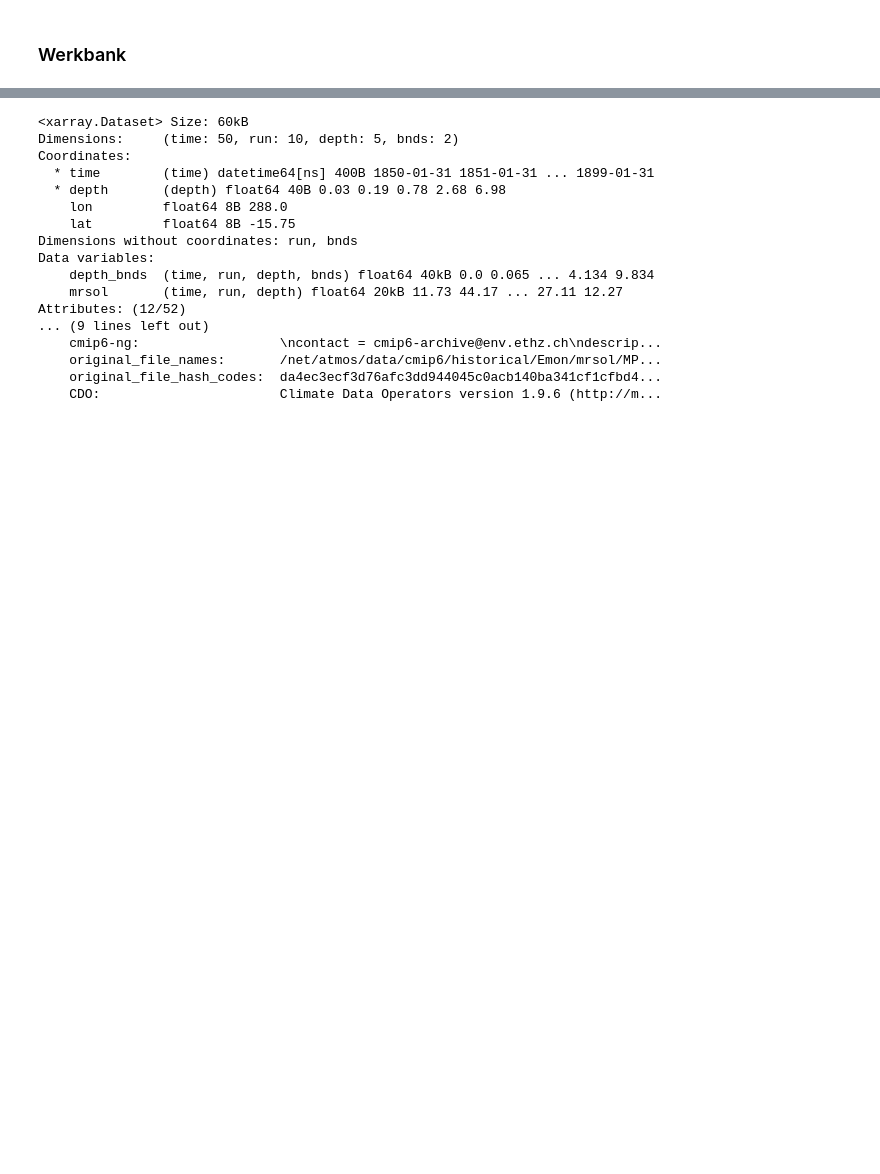
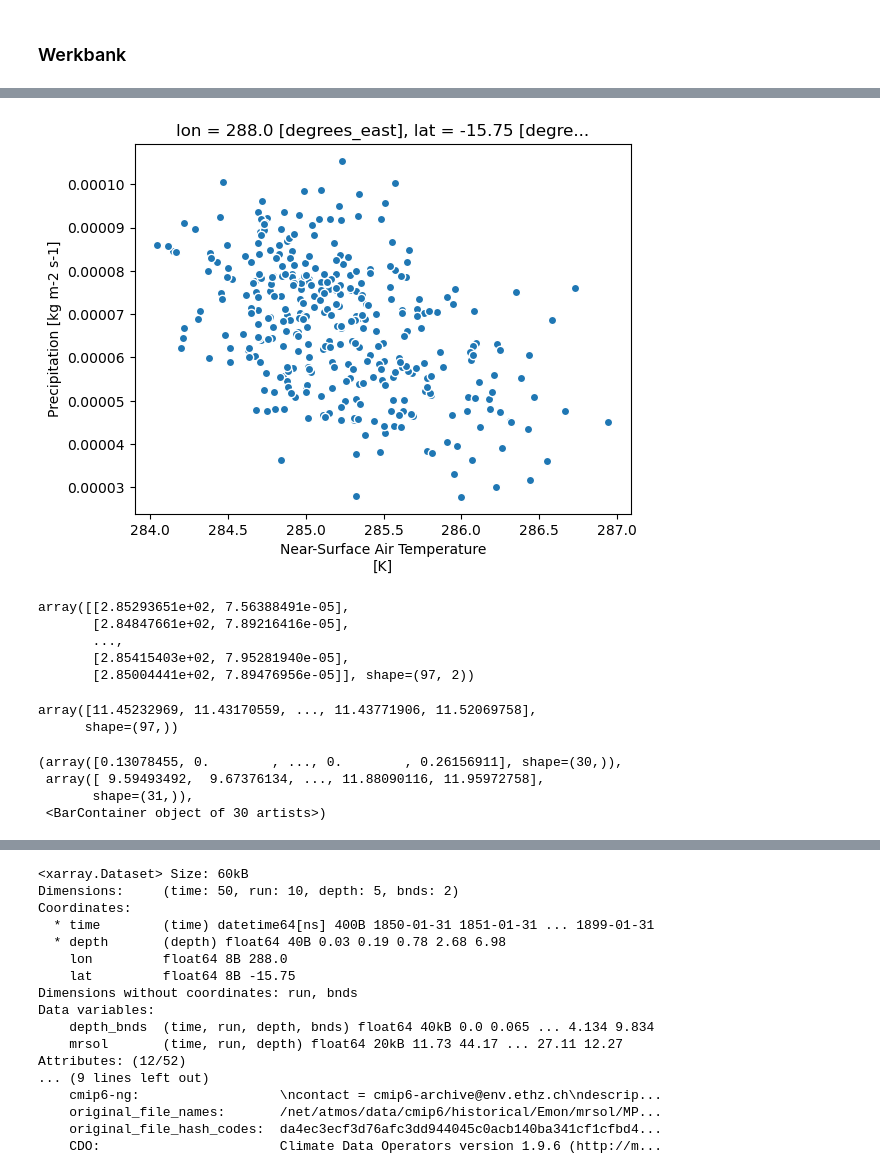
Before and after one commit to pjunghans1234/bachelorarbeit, a Jupyter notebook: Play_forest_regressor.ipynb, the cells around one changed output, grey strips where cells are left out. Drawn from its saved outputs; the diff is of its cells as text; code cells hidden in the pictures; blank space fills up the shorter version.

```diff
--- a/Play_forest_regressor.ipynb
+++ b/Play_forest_regressor.ipynb
@@ -49,0 +155,29 @@ importlib.reload(Play.distribution_analise)
+# %%
+watcha_watcha_tas = Play.shape_data.make_concat_set(start_idx=3)
+watcha_watcha_pr = Play.shape_data.make_concat_set(start_idx=3,var="pr")
+watcha_watcha_mrsol = Play.shape_data.make_concat_set(start_idx=3,var = "mrsol")
+# %%
+data_tree = xr.DataTree()
+
+watcha_watcha_mrsol = Play.shape_data.prune_group_ds_timespan(watcha_watcha_mrsol, Month_idx = 1)
+watcha_watcha_mrsol = watcha_watcha_mrsol.isel(lat = 16, lon = 32)
+
+watcha_watcha_mrsol = watcha_watcha_mrsol.drop_vars(["height", "time_bnds", "file_qf","depth_bnds"], errors="ignore")
+watcha_watcha_mrsol= watcha_watcha_mrsol.isel(depth = 0)
+
+watcha_watcha_tas = Play.shape_data.prune_group_ds_timespan(watcha_watcha_tas, Month_idx = 1)
+watcha_watcha_tas = watcha_watcha_tas.isel(lat = 16, lon = 32)
+
+watcha_watcha_tas = watcha_watcha_tas.drop_vars(["height", "time_bnds", "file_qf","depth_bnds"], errors="ignore")
+watcha_watcha_pr = Play.shape_data.prune_group_ds_timespan(watcha_watcha_pr, Month_idx = 1)
+watcha_watcha_pr = watcha_watcha_pr.isel(lat = 16, lon = 32)
+
+watcha_watcha_pr = watcha_watcha_pr.drop_vars(["height", "time_bnds", "file_qf","depth_bnds"], errors="ignore")
+
+data_tree = xr.DataTree()
+data_tree["real"] = xr.DataTree(watcha_watcha_mrsol)
+data_tree["tas"] = xr.DataTree(watcha_watcha_tas)
+data_tree["pr"] = xr.DataTree(watcha_watcha_pr)
+
+
+watcha_watcha = xr.merge([subtree.to_dataset() for subtree in data_tree.subtree if not subtree.is_empty])
@@ -49,0 +204,7 @@ importlib.reload(Play.distribution_analise)
+# %%
+plt.close("all")
+xr.plot.scatter(watcha_watcha, x="tas", y = "pr", cmap = "viridis")
+plt.show()
+plt.close("all")
+# %% [output]
+[figure, added]
@@ -49,0 +228,20 @@ importlib.reload(Play.distribution_analise)
+# %%
+input
+# %% [output]
+array([[2.85293651e+02, 7.56388491e-05],
+       [2.84847661e+02, 7.89216416e-05],
+       ...,
+       [2.85415403e+02, 7.95281940e-05],
+       [2.85004441e+02, 7.89476956e-05]], shape=(97, 2))
+# %%
+mrsol_values
+# %% [output]
+array([11.45232969, 11.43170559, ..., 11.43771906, 11.52069758],
+      shape=(97,))
+# %%
+plt.hist(mrsol_values, bins=30,density=True)
+# %% [output]
+(array([0.13078455, 0.        , ..., 0.        , 0.26156911], shape=(30,)),
+ array([ 9.59493492,  9.67376134, ..., 11.88090116, 11.95972758],
+       shape=(31,)),
+ <BarContainer object of 30 artists>)
```
Also changed, not shown: parts of 28 cells of this notebook, 2 other files.
